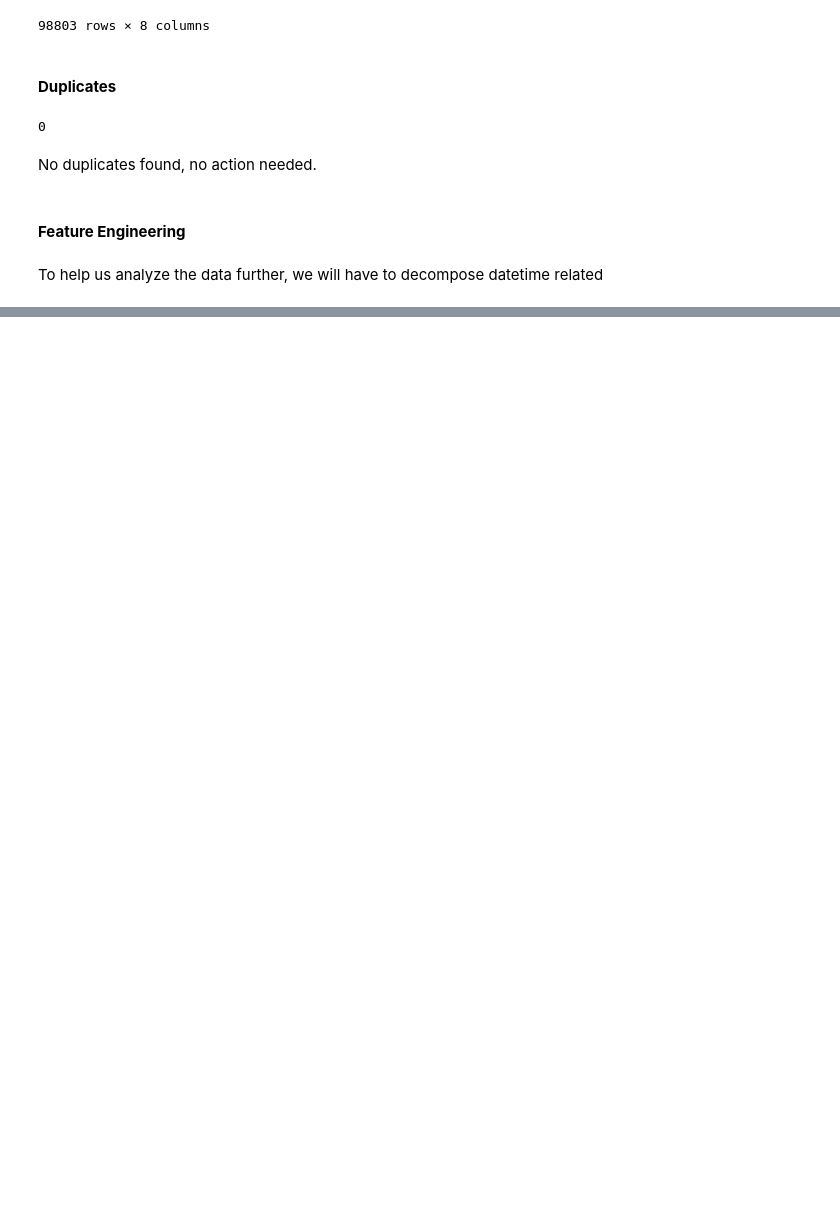
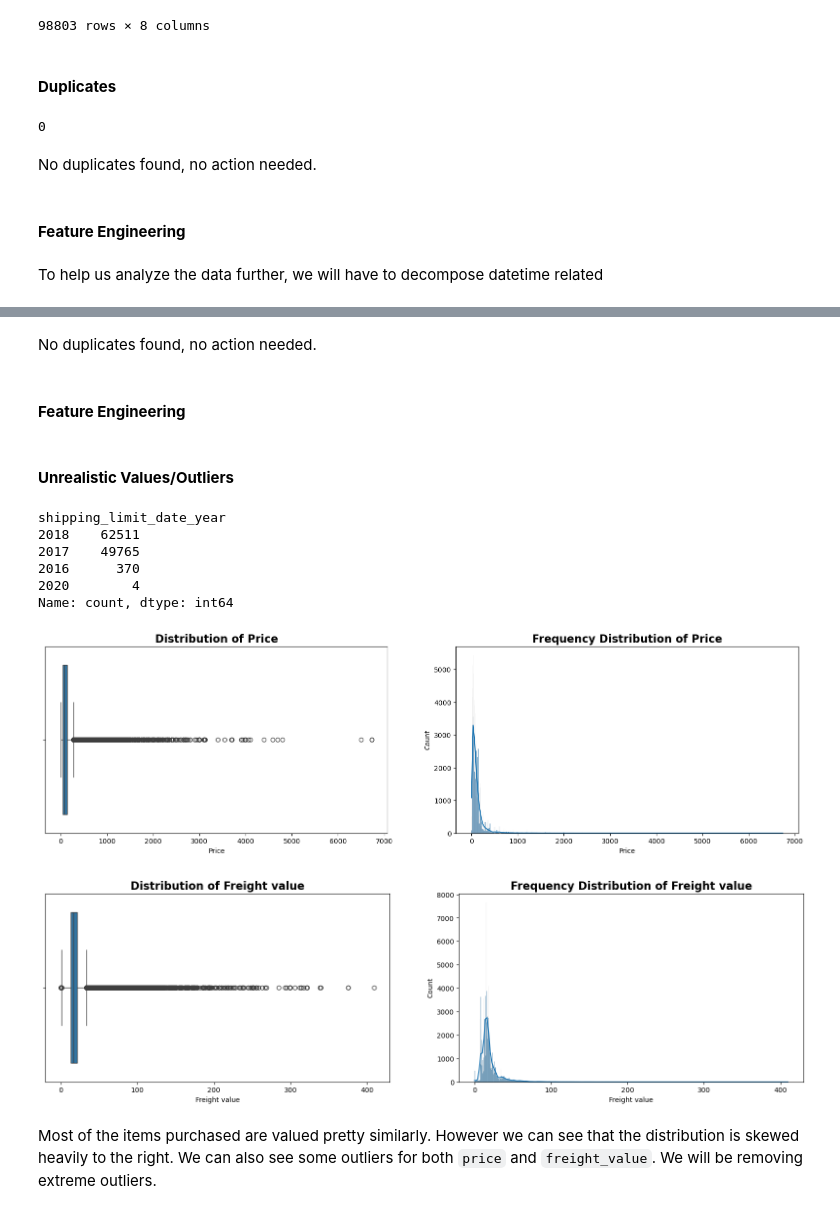
Before and after one commit to fritz-immanuel/Brazilian-E-Commerce-Data-Analysis, a Jupyter notebook: Data Analysis & Predictions.ipynb, the cells around one changed output, grey strips where cells are left out. Cells and saved outputs as stored; diff of their text form; code cells hidden in the pictures; blank space fills up the shorter version.

```diff
--- a/Data Analysis & Predictions.ipynb
+++ b/Data Analysis & Predictions.ipynb
@@ -487,0 +457,3 @@ dtype: int64
+# %%
+# Change 'shipping_limit_date' into datetime
+order_items_df['shipping_limit_date'] = pd.to_datetime(order_items_df['shipping_limit_date'])
@@ -487,0 +481,34 @@ dtype: int64
+# %% [markdown]
+No duplicates found, no action needed.
+# %% [markdown]
+#### **Feature Engineering**
+# %%
+order_items_df['shipping_limit_date_year'] = order_items_df['shipping_limit_date'].dt.year
+order_items_df['shipping_limit_date_month'] = order_items_df['shipping_limit_date'].dt.month
+order_items_df['shipping_limit_date_day'] = order_items_df['shipping_limit_date'].dt.day
+order_items_df['shipping_limit_date_hour'] = order_items_df['shipping_limit_date'].dt.hour
+order_items_df['shipping_limit_date_minute'] = order_items_df['shipping_limit_date'].dt.minute
+order_items_df['shipping_limit_date_second'] = order_items_df['shipping_limit_date'].dt.second
+# %% [markdown]
+#### **Unrealistic Values/Outliers**
+# %%
+# check date - year values
+order_items_df['shipping_limit_date_year'].value_counts()
+# %% [output]
+shipping_limit_date_year
+2018    62511
+2017    49765
+2016      370
+2020        4
+Name: count, dtype: int64
+# %%
+# check price & freight value distribution
+order_items_float_cols = ['price', 'freight_value']
+
+for oifc in order_items_float_cols:
+  showDistributionCombo(order_items_df, oifc, oifc.replace('_', ' ', -1).capitalize())
+# %% [output]
+[figure, added]
+[figure, added]
+# %% [markdown]
+Most of the items purchased are valued pretty similarly. However we can see that the distribution is skewed heavily to the right. We can also see some outliers for both `price` and `freight_value`. We will be removing extreme outliers.
```
Also changed, not shown: parts of 113 cells of this notebook.
